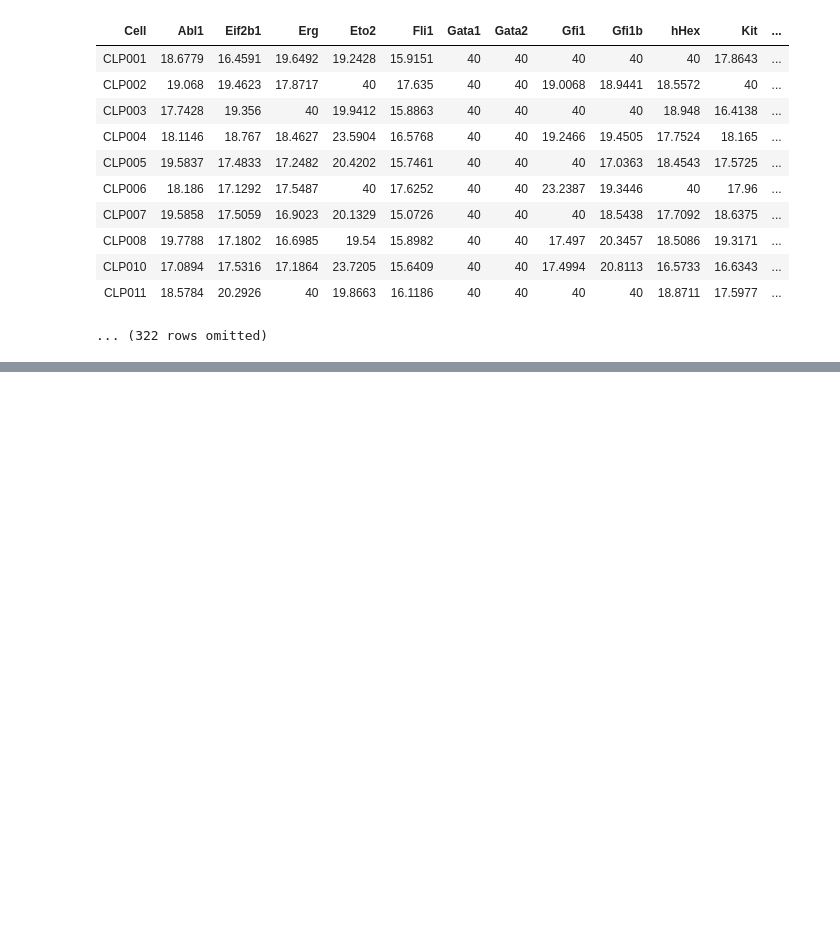
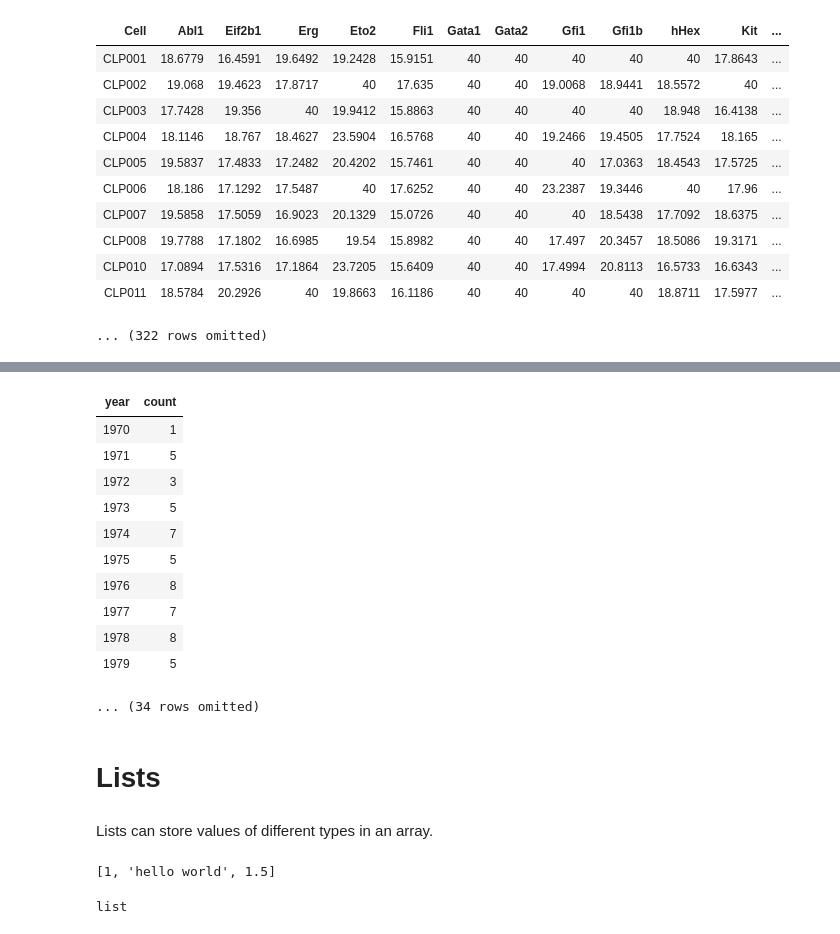
Before and after one commit to caramirezal/programming, a Jupyter notebook: python/arrays.ipynb, the cells around one changed output, grey strips where cells are left out. Saved outputs shown, nothing was run; the diff lists cells and outputs as text; code cells hidden in the pictures; blank space fills up the shorter version.

```diff
--- a/python/arrays.ipynb
+++ b/python/arrays.ipynb
@@ -194,0 +265,30 @@ data.hist('Abl1')
+# %%
+## count the number of grouped entries
+movies.group("year")
+# %% [output]
+| year | count |
+| 1970 | 1 |
+| 1971 | 5 |
+| 1972 | 3 |
+| 1973 | 5 |
+| 1974 | 7 |
+| 1975 | 5 |
+| 1976 | 8 |
+| 1977 | 7 |
+| 1978 | 8 |
+| 1979 | 5 |
+... (34 rows omitted)
+# %% [markdown]
+# Lists
+# %% [markdown]
+Lists can store values of different types in an array.
+# %%
+## list definition
+lista = [1,'hello world',1.5]
+lista
+# %% [output]
+[1, 'hello world', 1.5]
+# %%
+type(lista)
+# %% [output]
+list
```
Also changed, not shown: parts of 15 cells of this notebook, 1 other file.
